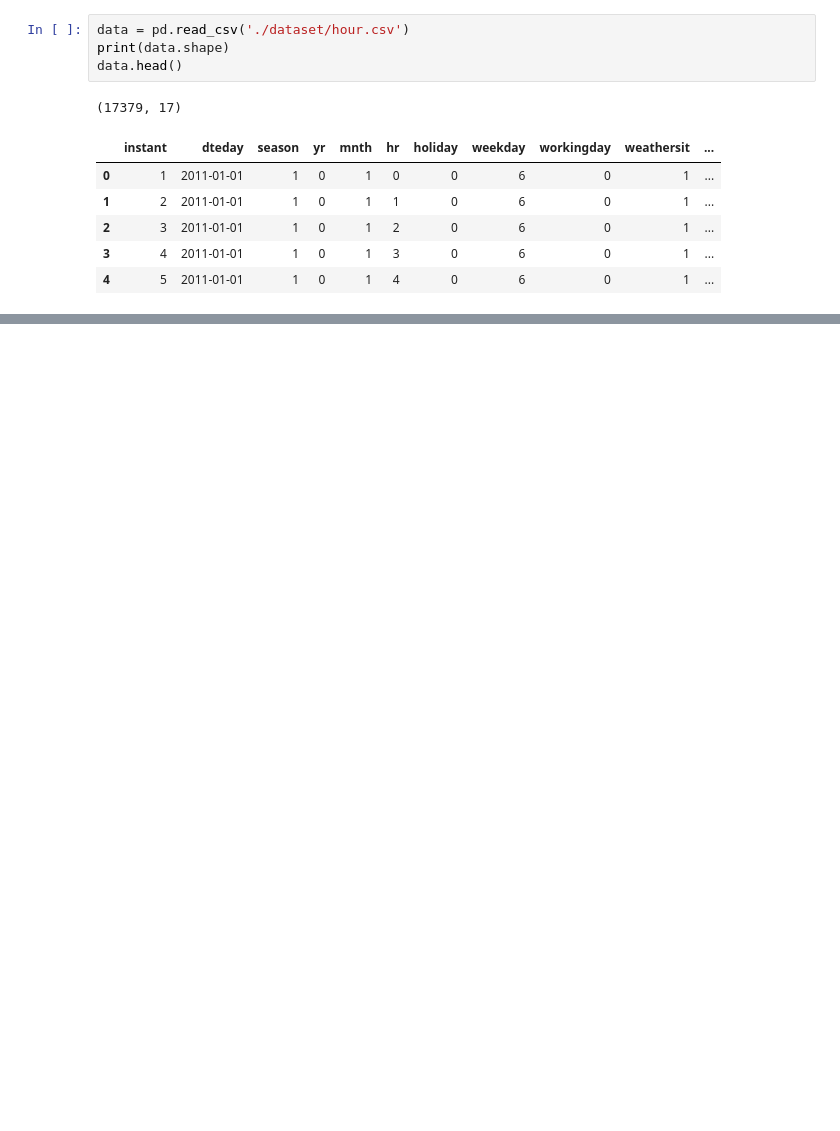
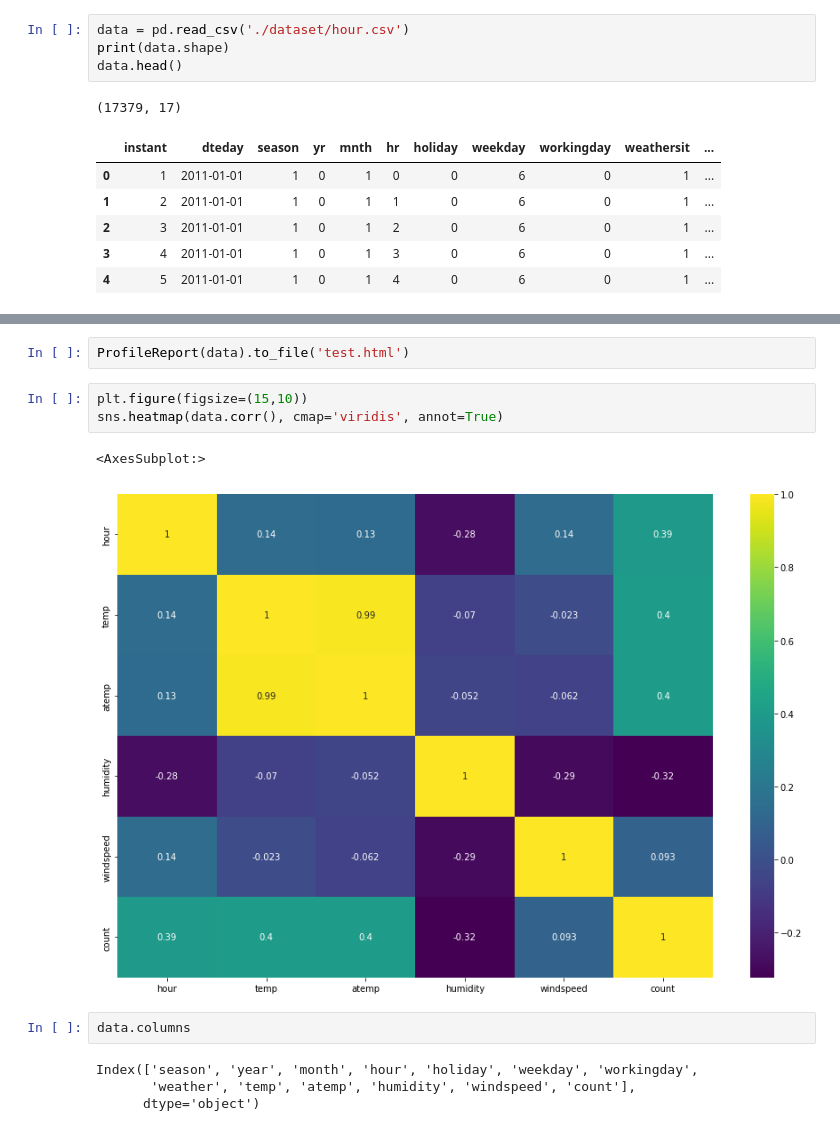
Before and after one commit to rohan10/bike-rental-analysis, a Jupyter notebook: code.ipynb, the cells around one changed output, grey strips where cells are left out. Drawn from its saved outputs; the diff is of its cells as text; blank space fills up the shorter version.

```diff
--- a/code.ipynb
+++ b/code.ipynb
@@ -146,0 +130,14 @@ Name: dteday, Length: 731, dtype: int64
+# %%
+ProfileReport(data).to_file('test.html')
+# %%
+plt.figure(figsize=(15,10))
+sns.heatmap(data.corr(), cmap='viridis', annot=True)
+# %% [output]
+<AxesSubplot:>
+[figure, added]
+# %%
+data.columns
+# %% [output]
+Index(['season', 'year', 'month', 'hour', 'holiday', 'weekday', 'workingday',
+       'weather', 'temp', 'atemp', 'humidity', 'windspeed', 'count'],
+      dtype='object')
```
Also changed, not shown: parts of 46 cells of this notebook, 2 other files.
